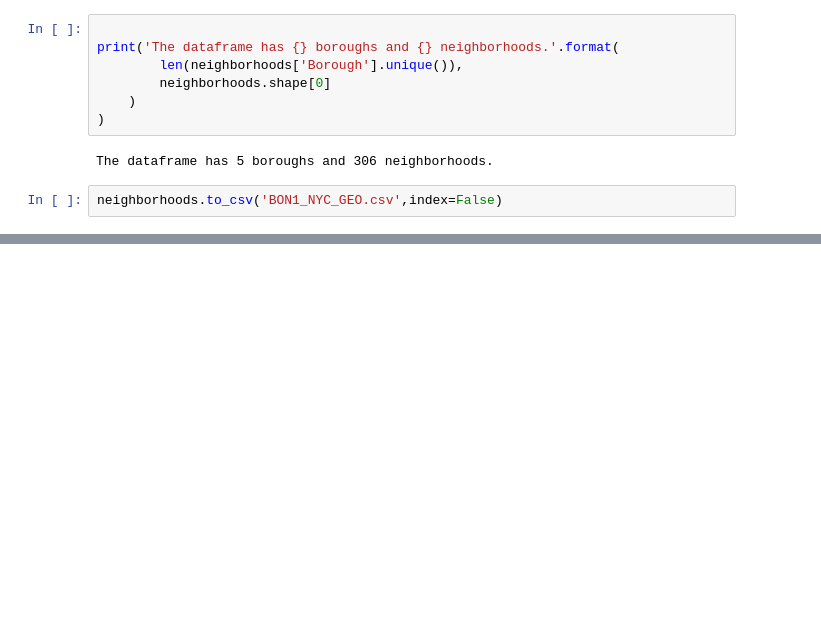
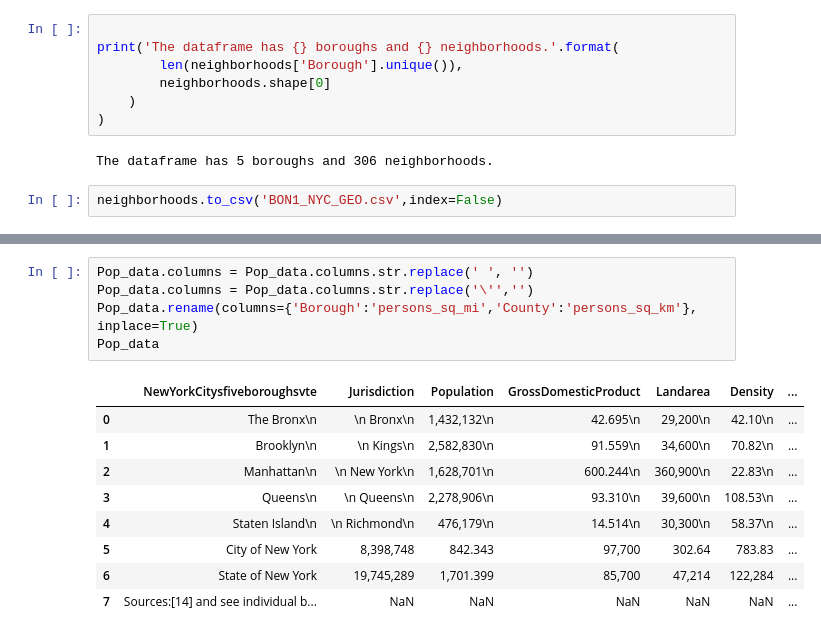
Before and after one commit to AnasG07/Coursera_Capstone, a Jupyter notebook: Battle of Neighborhood week2.ipynb, the cells around one changed output, grey strips where cells are left out. Drawn from its saved outputs; the diff is of its cells as text; blank space fills up the shorter version.

```diff
--- a/Battle of Neighborhood week2.ipynb
+++ b/Battle of Neighborhood week2.ipynb
@@ -126,0 +217,15 @@ neighborhoods.to_csv('BON1_NYC_GEO.csv',index=False)
+# %%
+Pop_data.columns = Pop_data.columns.str.replace(' ', '')
+Pop_data.columns = Pop_data.columns.str.replace('\'','')
+Pop_data.rename(columns={'Borough':'persons_sq_mi','County':'persons_sq_km'}, inplace=True)
+Pop_data
+# %% [output]
+|  | NewYorkCitysfiveboroughsvte | Jurisdiction | Population | GrossDomesticProduct | Landarea | Density | ... |
+| 0 | The Bronx\n | \n Bronx\n | 1,432,132\n | 42.695\n | 29,200\n | 42.10\n | ... |
+| 1 | Brooklyn\n | \n Kings\n | 2,582,830\n | 91.559\n | 34,600\n | 70.82\n | ... |
+| 2 | Manhattan\n | \n New York\n | 1,628,701\n | 600.244\n | 360,900\n | 22.83\n | ... |
+| 3 | Queens\n | \n Queens\n | 2,278,906\n | 93.310\n | 39,600\n | 108.53\n | ... |
+| 4 | Staten Island\n | \n Richmond\n | 476,179\n | 14.514\n | 30,300\n | 58.37\n | ... |
+| 5 | City of New York | 8,398,748 | 842.343 | 97,700 | 302.64 | 783.83 | ... |
+| 6 | State of New York | 19,745,289 | 1,701.399 | 85,700 | 47,214 | 122,284 | ... |
+| 7 | Sources:[14] and see individual b... | NaN | NaN | NaN | NaN | NaN | ... |
```
Also changed, not shown: parts of 9 cells of this notebook.
